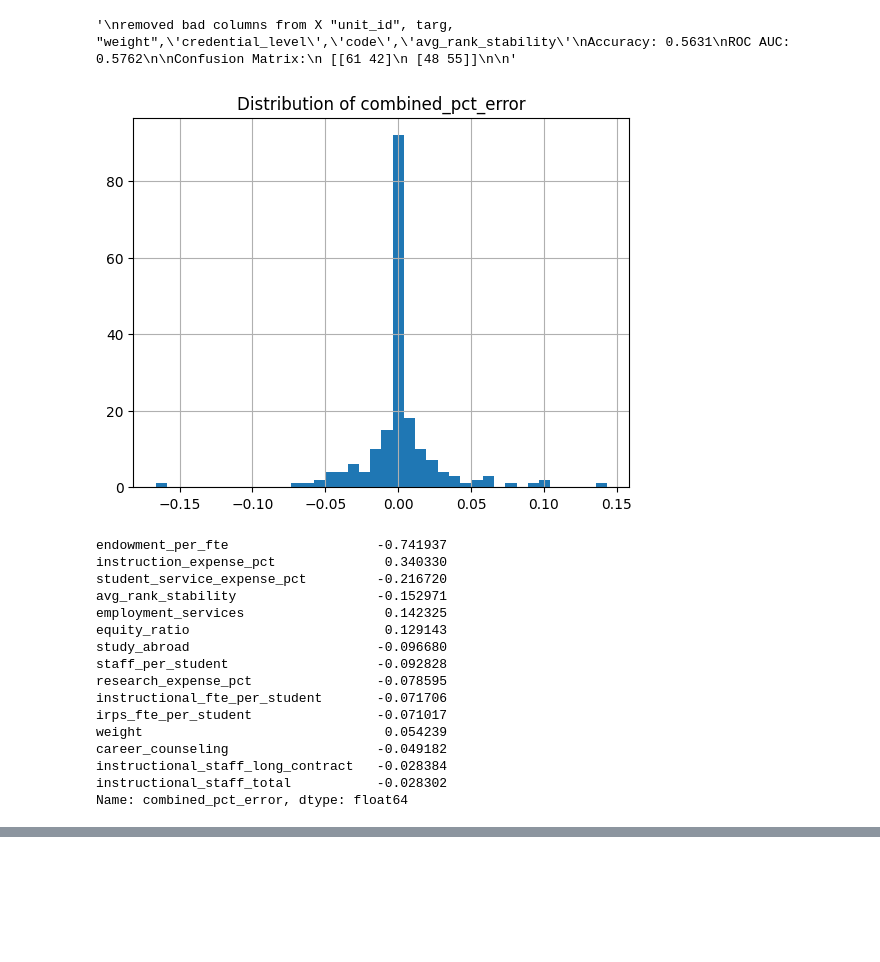
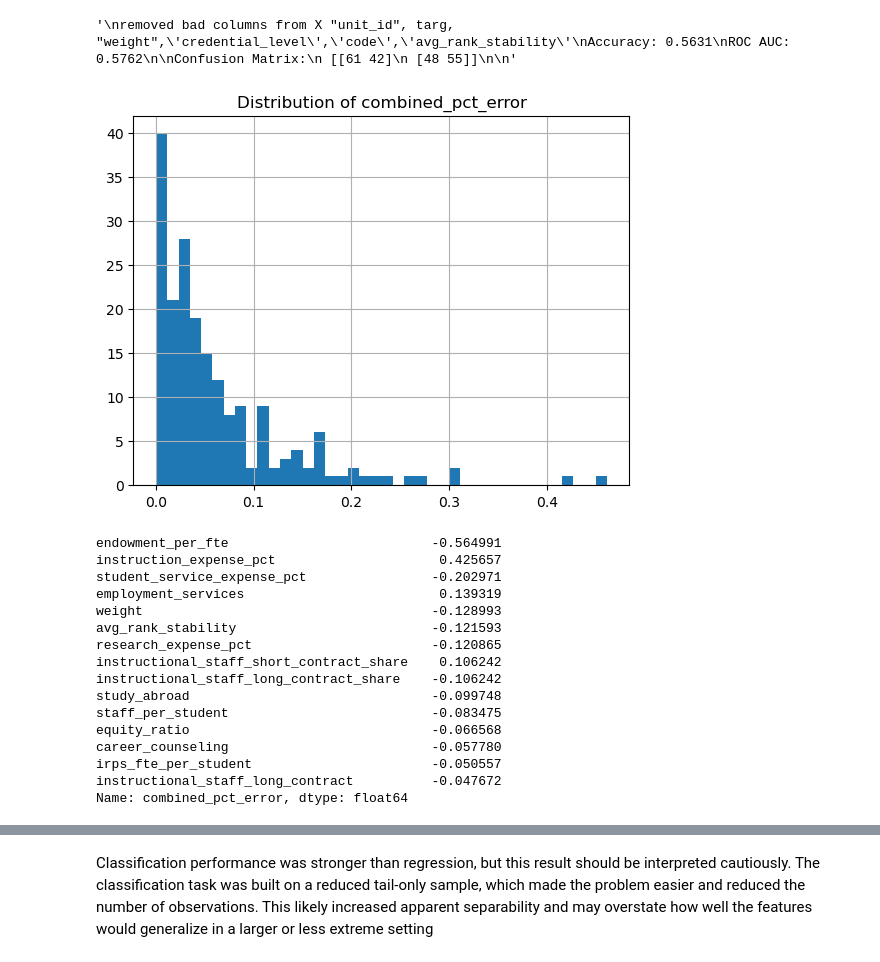
Before and after one commit to sebastianhonorat-dev/CAP_3764_2026_Spring_Team_6, a Jupyter notebook: notebooks/04_modeling/04_inst_ipeds_residual_drivers.ipynb, the cells around one changed output, grey strips where cells are left out. Saved outputs shown, nothing was run; the diff lists cells and outputs as text; code cells hidden in the pictures; blank space fills up the shorter version.

```diff
--- a/notebooks/04_modeling/04_inst_ipeds_residual_drivers.ipynb
+++ b/notebooks/04_modeling/04_inst_ipeds_residual_drivers.ipynb
@@ -1924,45 +1930,45 @@ weighted avg     0.7586    0.7692    0.7634        39
 # %%
 import seaborn as sns
 import matplotlib.pyplot as plt
 
 # 1. How does combined_pct_error actually distribute?
 # Is it roughly normal, skewed, bimodal?
-inst_model_df['combined_pct_error'].hist(bins=40)
+inst_model_df['combined_pct_error'].abs().hist(bins=40)
 plt.title("Distribution of combined_pct_error")
 plt.show()
 
 # 2. Simple correlation screen — what actually correlates with your target?
 corr = inst_model_df.drop(columns=['school_name','unit_id'], errors='ignore') \
          .corr()['combined_pct_error'] \
          .drop('combined_pct_error') \
          .sort_values(key=abs, ascending=False)
 
 print(corr.head(15))
 
 # 3. Scatter the top 3-4 correlators against the target
 top_features = corr.head(4).index.tolist()
 fig, axes = plt.subplots(2, 2, figsize=(10, 8))
 for ax, feat in zip(axes.flatten(), top_features):
     ax.scatter(inst_model_df[feat], inst_model_df['combined_pct_error'], alpha=0.4, s=10)
     ax.set_xlabel(feat)
     ax.set_ylabel('combined_pct_error')
 plt.tight_layout()
 plt.show()
 # %% [output]
-[figure, old version]
+[figure, new version]
-endowment_per_fte                   -0.741937
-instruction_expense_pct              0.340330
-student_service_expense_pct         -0.216720
-avg_rank_stability                  -0.152971
-employment_services                  0.142325
-equity_ratio                         0.129143
-study_abroad                        -0.096680
-staff_per_student                   -0.092828
-research_expense_pct                -0.078595
-instructional_fte_per_student       -0.071706
-irps_fte_per_student                -0.071017
-weight                               0.054239
-career_counseling                   -0.049182
-instructional_staff_long_contract   -0.028384
-instructional_staff_total           -0.028302
+endowment_per_fte                          -0.564991
+instruction_expense_pct                     0.425657
+student_service_expense_pct                -0.202971
+employment_services                         0.139319
+weight                                     -0.128993
+avg_rank_stability                         -0.121593
+research_expense_pct                       -0.120865
+instructional_staff_short_contract_share    0.106242
+instructional_staff_long_contract_share    -0.106242
+study_abroad                               -0.099748
+staff_per_student                          -0.083475
+equity_ratio                               -0.066568
+career_counseling                          -0.057780
+irps_fte_per_student                       -0.050557
+instructional_staff_long_contract          -0.047672
 Name: combined_pct_error, dtype: float64
@@ -1969,0 +1976,2 @@ Name: combined_pct_error, dtype: float64
+# %% [markdown]
+Classification performance was stronger than regression, but this result should be interpreted cautiously. The classification task was built on a reduced tail-only sample, which made the problem easier and reduced the number of observations. This likely increased apparent separability and may overstate how well the features would generalize in a larger or less extreme setting
```
Also changed, not shown: parts of 38 cells of this notebook, 7 other files.
